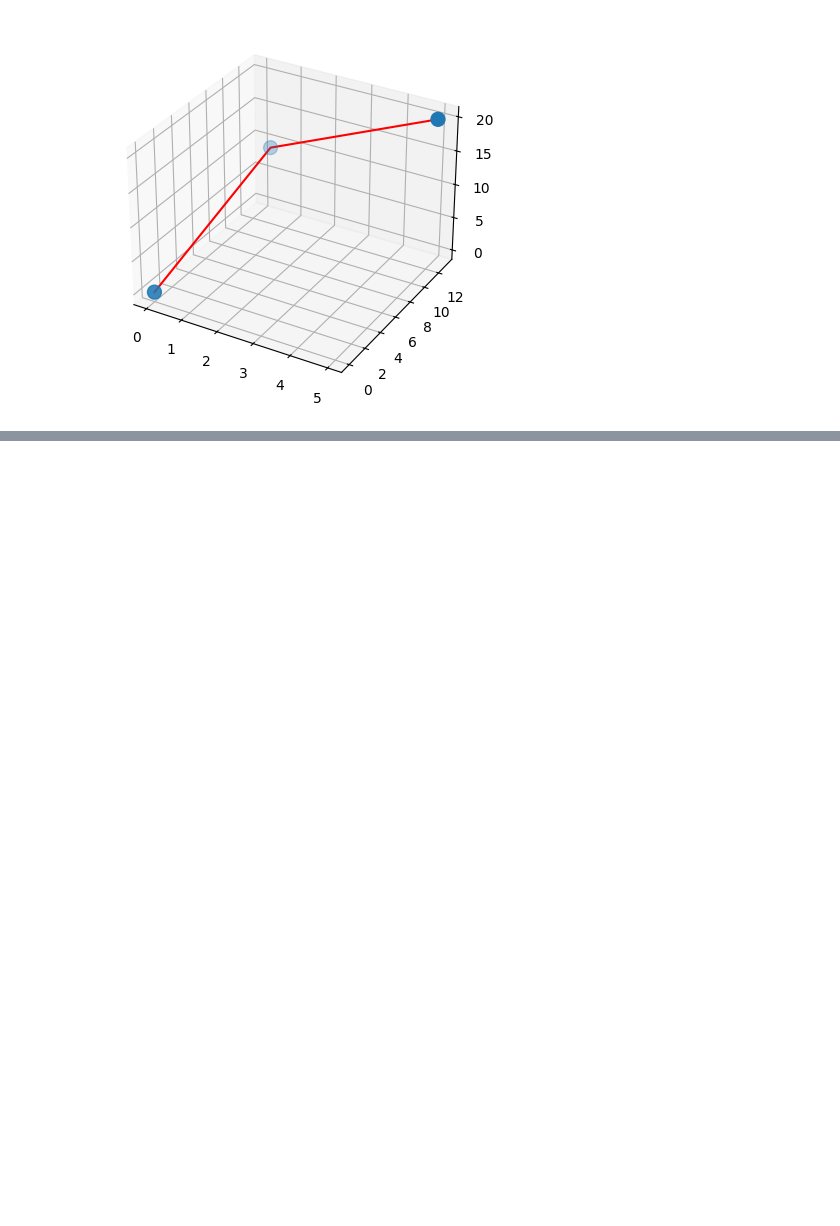
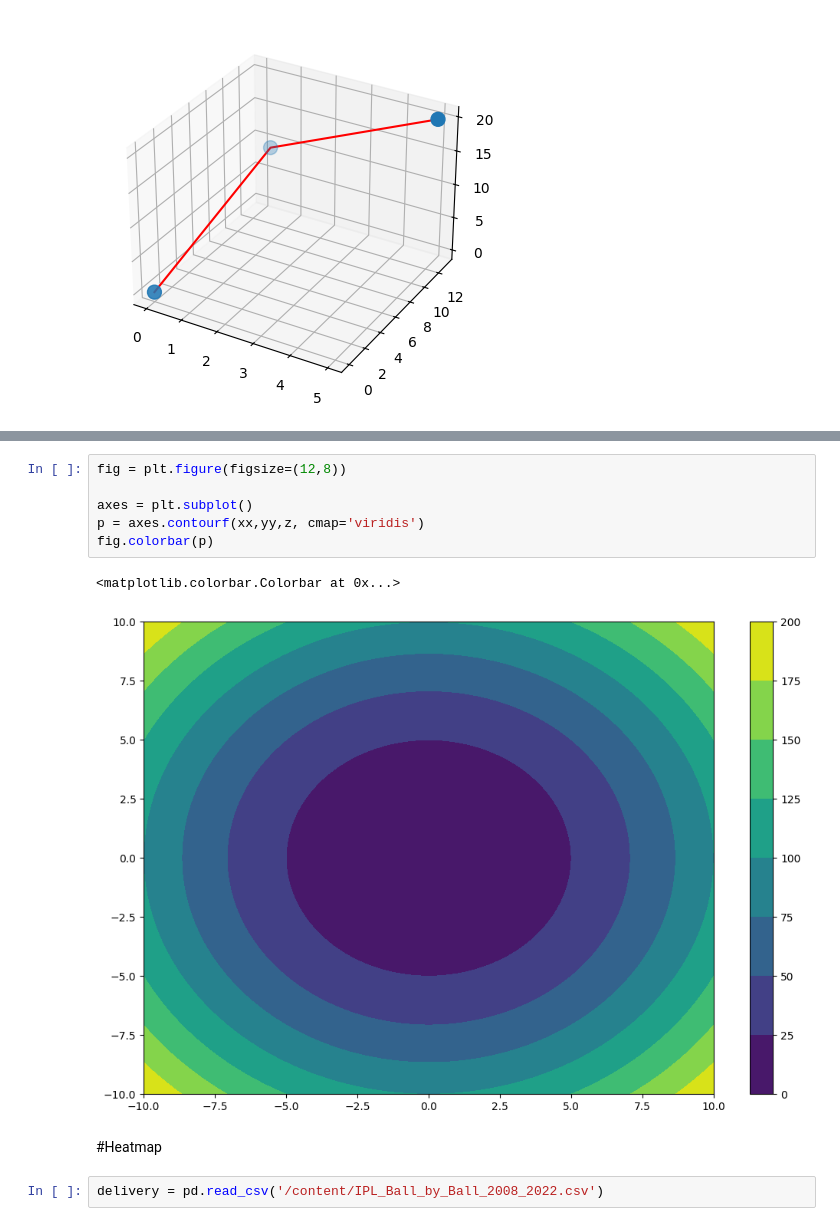
Before and after one commit to Ravravan/matplotlib, a Jupyter notebook: Matplotlib.ipynb, the cells around one changed output, grey strips where cells are left out. Cells and saved outputs as stored; diff of their text form; blank space fills up the shorter version.

```diff
--- a/Matplotlib.ipynb
+++ b/Matplotlib.ipynb
@@ -238,0 +289,13 @@ axes.plot3D(x,y,z,color='red')
+# %%
+fig = plt.figure(figsize=(12,8))
+
+axes = plt.subplot()
+p = axes.contourf(xx,yy,z, cmap='viridis')
+fig.colorbar(p)
+# %% [output]
+<matplotlib.colorbar.Colorbar at 0x...>
+[figure, added]
+# %% [markdown]
+#Heatmap
+# %%
+delivery = pd.read_csv('/content/IPL_Ball_by_Ball_2008_2022.csv')
```
Also changed, not shown: parts of 12 cells of this notebook.
